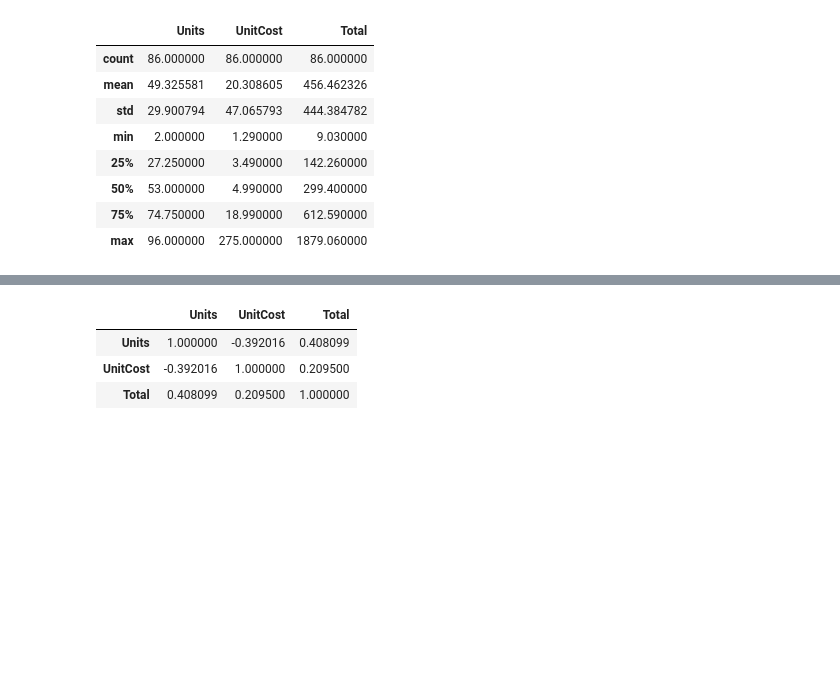
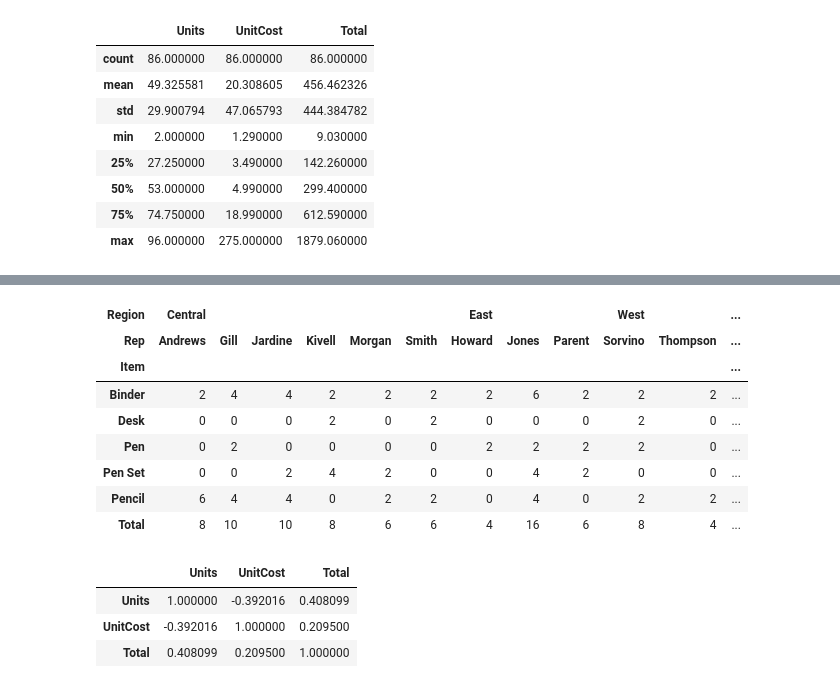
Before and after one commit to javanejones/Pandas-Tutorial, a Jupyter notebook: Mss.ipynb, the cells around one changed output, grey strips where cells are left out. Cells and saved outputs as stored; diff of their text form; code cells hidden in the pictures; blank space fills up the shorter version.

```diff
--- a/Mss.ipynb
+++ b/Mss.ipynb
@@ -346,3 +400,16 @@ combine.describe()
+# %%
+# Crosstab of the data by specified columns(multiple)
+pd.crosstab(combine.Item, [combine.Region, combine.Rep] , margins=True, margins_name='Total')
+# %% [output]
+| Region | Central |  |  |  |  |  | East |  |  | West |  | ... |
+| Rep | Andrews | Gill | Jardine | Kivell | Morgan | Smith | Howard | Jones | Parent | Sorvino | Thompson | ... |
+| Item |  |  |  |  |  |  |  |  |  |  |  | ... |
+| Binder | 2 | 4 | 4 | 2 | 2 | 2 | 2 | 6 | 2 | 2 | 2 | ... |
+| Desk | 0 | 0 | 0 | 2 | 0 | 2 | 0 | 0 | 0 | 2 | 0 | ... |
+| Pen | 0 | 2 | 0 | 0 | 0 | 0 | 2 | 2 | 2 | 2 | 0 | ... |
+| Pen Set | 0 | 0 | 2 | 4 | 2 | 0 | 0 | 4 | 2 | 0 | 0 | ... |
+| Pencil | 6 | 4 | 4 | 0 | 2 | 2 | 0 | 4 | 0 | 2 | 2 | ... |
+| Total | 8 | 10 | 10 | 8 | 6 | 6 | 4 | 16 | 6 | 8 | 4 | ... |
 # %%
 # we can generate the relationship between each continuous variable:
 combine.corr()
```
Also changed, not shown: parts of 18 cells of this notebook, 1 other file.
